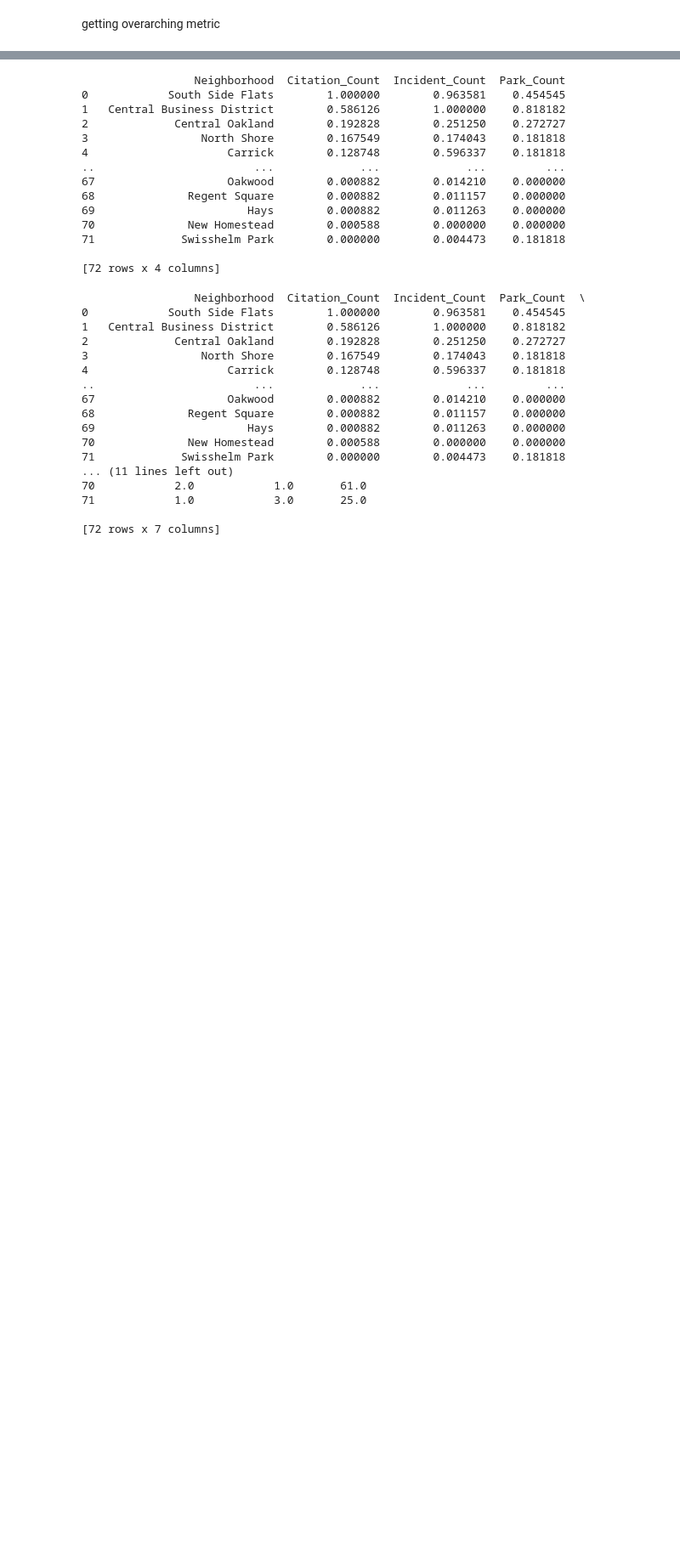
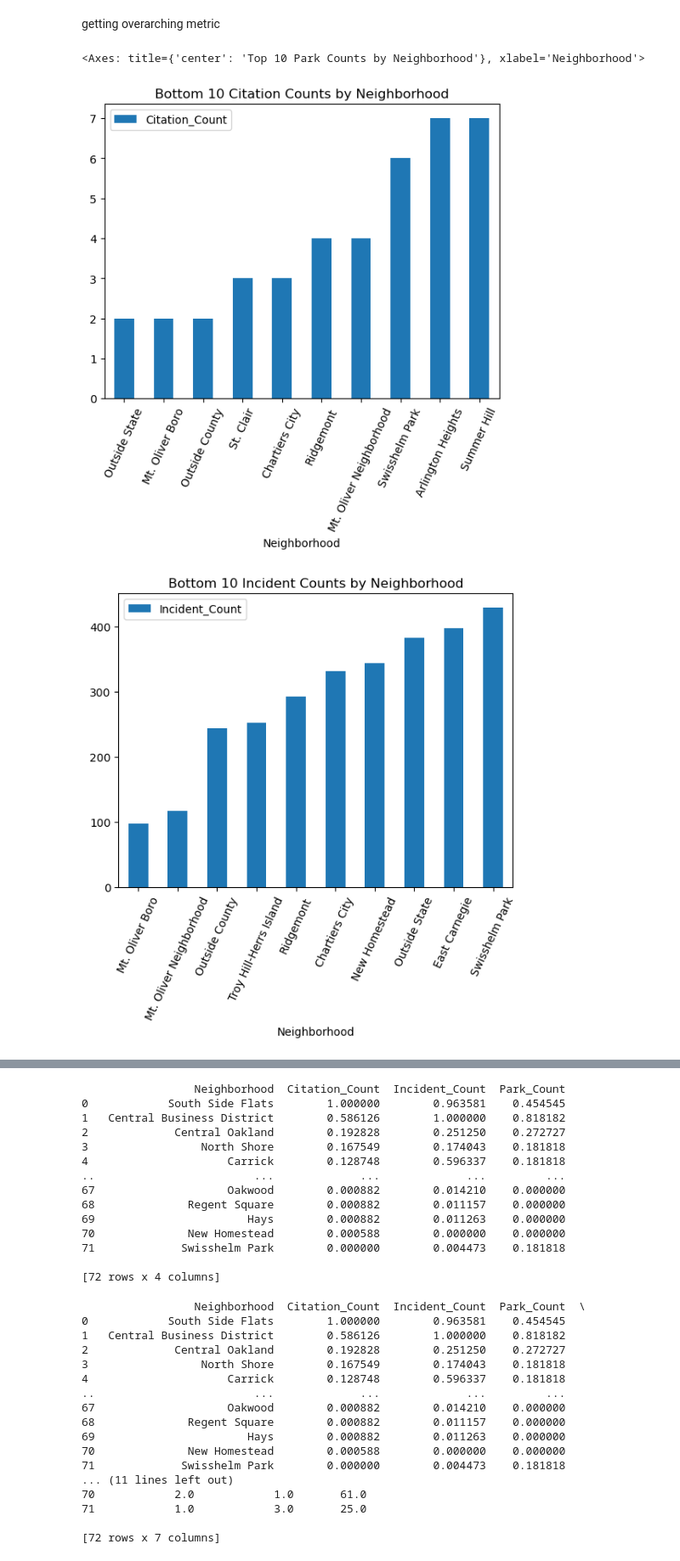
Before and after one commit to ShaneKillen/bigideas_final, a Jupyter notebook: final_report.ipynb, the cells around one changed output, grey strips where cells are left out. Shown: that part at 85% size. Drawn from its saved outputs; the diff is of its cells as text; code cells hidden in the pictures; blank space fills up the shorter version.

Commit message:
added graphs to final report

```diff
--- a/final_report.ipynb
+++ b/final_report.ipynb
@@ -23,3 +23,19 @@ park_df = pd.read_csv("parks.csv")
 park_count = park_df['neighborhood'].value_counts()
 park_count_df = park_count.reset_index()
 park_count_df.columns = ['Neighborhood', 'Park_Count']
+# %%
+bot_10_citation = citation_counts_df.tail(10)
+bot_10_citation = bot_10_citation.sort_values(by='Citation_Count', ascending=True)
+bot_10_citation.plot.bar(x='Neighborhood', y='Citation_Count', rot=65, title="Bottom 10 Citation Counts by Neighborhood")
+
+bot_10_incident = crime_counts_df.tail(10)
+bot_10_incident = bot_10_incident.sort_values(by='Incident_Count', ascending=True)
+bot_10_incident.plot.bar(x='Neighborhood', y='Incident_Count', rot=65, title="Bottom 10 Incident Counts by Neighborhood")
+
+top_10_park = park_count_df.head(10)
+top_10_park = top_10_park.sort_values(by='Park_Count', ascending=False)
+top_10_park.plot.bar(x='Neighborhood', y='Park_Count', rot=65, title="Top 10 Park Counts by Neighborhood")
+# %% [output]
+<Axes: title={'center': 'Top 10 Park Counts by Neighborhood'}, xlabel='Neighborhood'>
+[figure, added]
+[figure, added]
```
Also changed, not shown: parts of 4 cells of this notebook.
